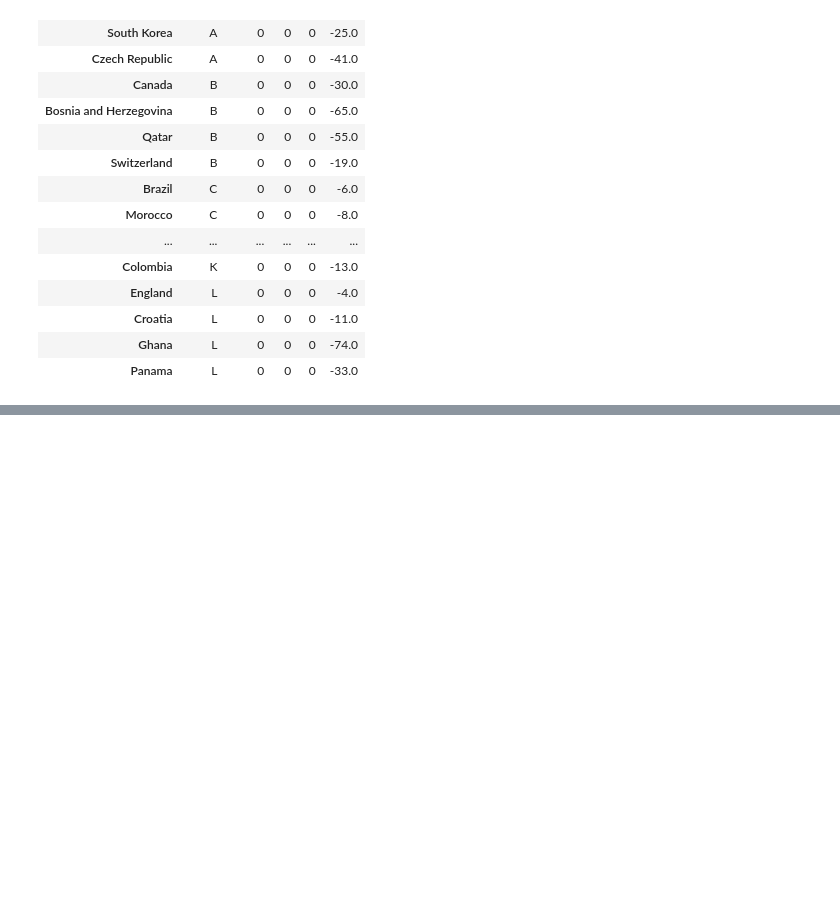
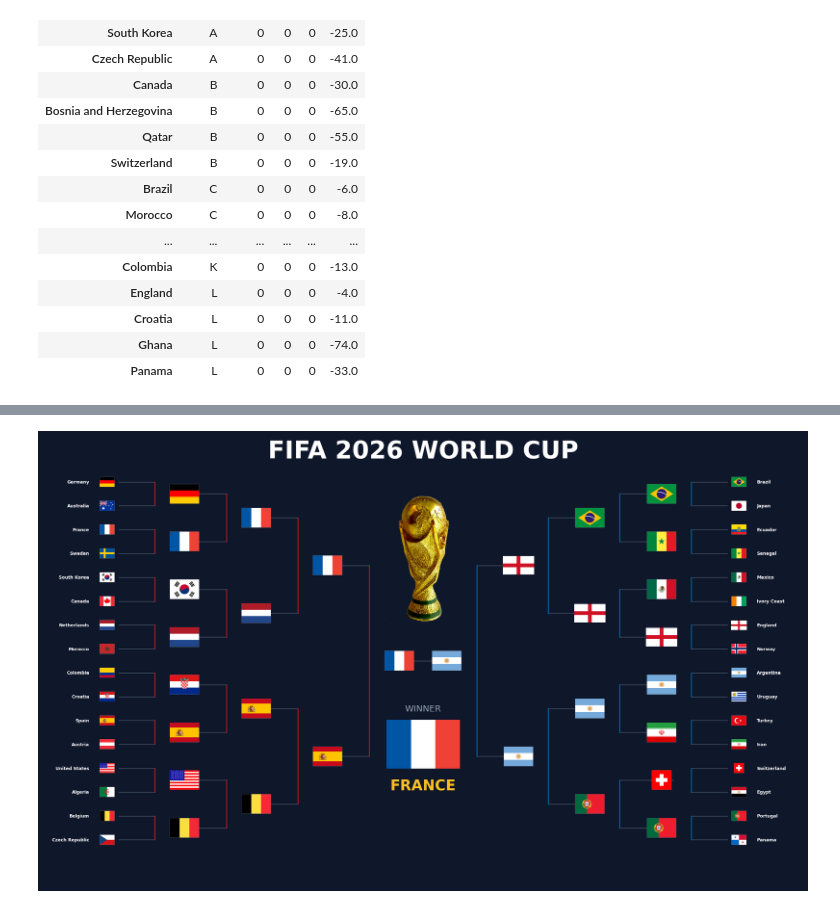
Before and after one commit to diegocomfort/World_Cup_2026, a Jupyter notebook: world-cup-simulation.sync.ipynb, the cells around one changed output, grey strips where cells are left out. Saved outputs shown, nothing was run; the diff lists cells and outputs as text; code cells hidden in the pictures; blank space fills up the shorter version.

```diff
--- a/world-cup-simulation.sync.ipynb
+++ b/world-cup-simulation.sync.ipynb
@@ -32,50 +66,45 @@ def load_str(path):
 # %%
-static_reference = {}
+reference = Object()
 
 # A DataFrame representing the group stage leaderboard
-static_reference['group_stage_leaderboard'] = pd.read_csv(
+reference.group_stage_leaderboard = pd.read_csv(
     "resources/data/group_stage_leaderboard.csv",
     index_col=0
 )
 
 # A list of all group stage matches
-static_reference['group_stage_matches'] = load_json(
+reference.group_stage_matches = load_json(
     "resources/data/group_stage_matches.json"
 )
 
 # A list of all knockout stage matches (dependant on group stage outcomes)
-static_reference['knockout_stage_matches'] = load_str(
+reference.knockout_stage_matches = load_str(
     "resources/data/knockout_stage_matches.txt"
 )
 
 # All participating teams
-static_reference['teams'] = eval(load_str("resources/data/teams.txt"))
+reference.wc_teams = eval(load_str("resources/data/teams.txt"))
 
 # A list of all the groups and the teams in that group
-static_reference['groups'] = load_json("resources/data/groups.json")
+reference.groups = load_json("resources/data/groups.json")
 
 # FIFA rankings as of May 2026
-static_reference['rankings'] = pd.read_csv(
+reference.rankings = pd.read_csv(
     "resources/data/fifa_rankings.csv", index_col=0
 )
 
 # Only the top 8 3rd-placeed teams in the group stage advance, and their
 # matchup for the round of 32 are determined by this look-up table
-static_reference['outcomes_3rd'] = load_json(
+reference.outcomes_3rd = load_json(
     "resources/data/3rd_place_outcomes.json"
 )
 
 # Country name codes (for flag images)
-static_reference['team_codes'] = load_json("resources/data/team_codes.json")
+reference.team_codes = load_json("resources/data/team_codes.json")
 
 # All matches
-static_reference['matches'] = load_str("resources/data/matches.json")
+reference.matches = load_str("resources/data/matches.json")
 
 # Random number generator of choice
 random = np.random.default_rng()
-
-# Lookup table of team names to Team objects
-static_teams = {
-    name: Team(name) for name in static_reference['teams']
-}
 # %%
@@ -409,11 +628,19 @@ def poisson_evaluator(home_xg: float, away_xg: float) -> tuple[int, int]:
+# %%
+# Lookup table of team names to Team objects
+reference.teams = {
+    name: Team(name) for name in reference.wc_teams
+}
 # %%
 start = timer()
 t = Tournament(
-    teams=static_teams,
-    gs_lb=static_reference['group_stage_leaderboard'],
-    matches=static_reference['matches']
+    teams=reference.teams,
+    gs_lb=reference.group_stage_leaderboard,
+    matches=reference.matches
 )
-t.simulate(simple_xg_predictor, higher_xg_always_wins, coinflip)
+t.simulate(RankIsEverything)
 end = timer()
 print(end - start)
+
+# t.results
+t.display_bracket()
 # %% [output]
@@ -421,3 +664,4 @@ print(end - start)
+[figure, added]
 # %%
 start = timer()
 s = TournamentSimulator(
```
Also changed, not shown: parts of 31 cells of this notebook, 1 other file.
